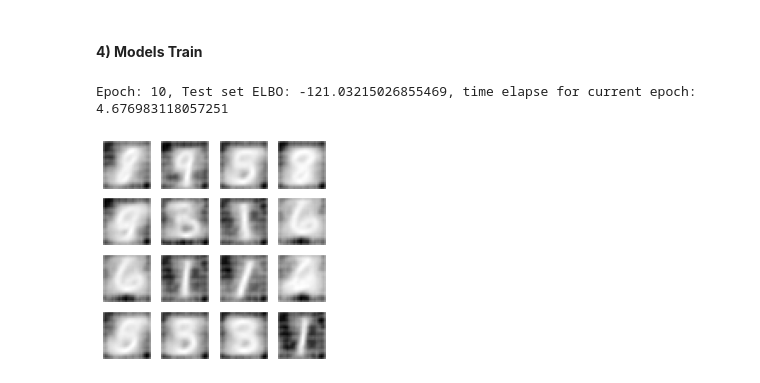
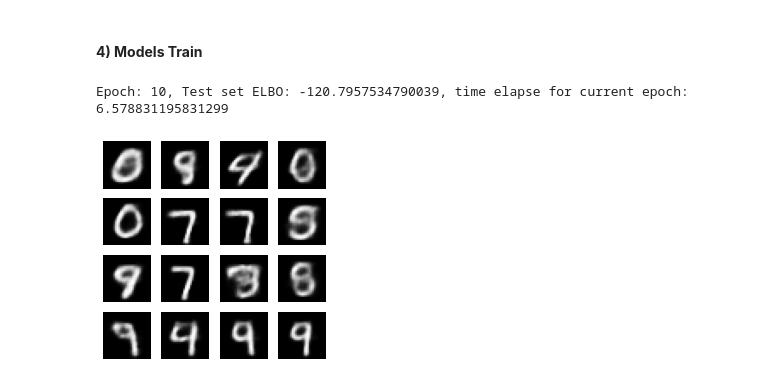
Before and after one commit to Photrek/Coupled-VAE, a Jupyter notebook: vae/vae_v2.1.ipynb, the cells around one changed output. Cells and saved outputs as stored; diff of their text form; code cells hidden in the pictures.

```diff
--- a/vae/vae_v2.1.ipynb
+++ b/vae/vae_v2.1.ipynb
@@ -30,7 +30,7 @@ Drive already mounted at /content/gdrive; to attempt to forcibly remount, call d
 # %% [markdown]
 #### **2) MNIST Data**
 # %%
-(X_train_images, y_train_images), (X_test_images, y_test_images) = tf.keras.datasets.mnist.load_data()
+(train_images, _), (test_images, _) = tf.keras.datasets.mnist.load_data()
 # %%
 def preprocess_images(images, image_size, batch_size, nn_type):
     if nn_type == 'conv':
@@ -50,8 +50,8 @@ X_train_images.shape, X_test_images.shape
 ((60000, 28, 28), (10000, 28, 28))
 # %%
 # Use CNN
-X_train = preprocess_images(X_train_images, train_size, batch_size, 'conv')
-X_test = preprocess_images(X_test_images, test_size, batch_size, 'conv')
+train_dataset = preprocess_images(train_images, train_size, batch_size, 'conv')
+test_dataset = preprocess_images(test_images, test_size, batch_size, 'conv')
 # Use Dense
-# X_train = X_train_images.reshape((train_size, -1)).astype('float32')
-# X_test = X_test_images.reshape((test_size, -1)).astype('float32')
+# train_dataset = preprocess_images(train_images, train_size, batch_size, 'dense')
+# test_dataset = preprocess_images(test_images, test_size, batch_size, 'dense')
@@ -139,8 +138,8 @@ class VAEModel(keras.Model):
         self.dim_x = (28, 28, 1)
         self.dim_z = dim_z
         self.learning_rate = learning_rate
-        self.encoder = Encoder_Z(dim_z=self.dim_z)
-        self.decoder = Decoder_X(dim_z=self.dim_z)
+        self.encoder = Encoder_Z(dim_z)
+        self.decoder = Decoder_X(dim_z)
         self.kl_weight = kl_weight
 
     # def encode_and_decode(self, x_input):
@@ -176,7 +175,7 @@ class VAE:
         self.model = VAEModel(latent_dim)
         # self.model = VAEModel(n_hidden, latent_dim, dropout)
 
-    def train(self, train_dataset, test_dataset, epochs = 100, batch_size = 0, show_display=True):
+    def train(self, train_dataset, test_dataset, epochs=100, batch_size=0, show_display=True):
         # Pick a sample of the test set for generating output images
         num_examples_to_generate = 16
         assert batch_size >= num_examples_to_generate
@@ -197,7 +196,8 @@ class VAE:
             print('Epoch: {}, Test set ELBO: {}, time elapse for current epoch: {}'
                     .format(epoch, elbo, end_time - start_time))
             if show_display:
-                self.generate_and_save_images(epoch, test_sample)
+                # self.generate_and_save_images(epoch, test_sample)
+                self.generate_images(test_sample, epoch)
 
     @tf.function
     def train_step(self, x):
@@ -233,6 +233,24 @@ class VAE:
         neg_log_likelihood = tf.math.reduce_sum(raw_cross_entropy, axis=[1, 2, 3])
         return tf.math.reduce_mean(neg_log_likelihood)
 
+    def generate_images(self, test_images, epoch, sample=False, n_samples=16, latent_dim=2):
+        if sample:
+            z_sample = tf.random.normal(shape=(n_samples, latent_dim))
+            x_recons_logits = self.model.decoder(z_sample)
+        else:
+            x_recons_logits = self.model(test_images)
+        doecder_samples = tf.math.sigmoid(x_recons_logits)
+
+        fig = plt.figure(figsize=(4, 4))
+        for i in range(doecder_samples.shape[0]):
+            plt.subplot(4, 4, i + 1)
+            plt.imshow(doecder_samples[i, :, :, 0], cmap='gray')
+            plt.axis('off')
+
+        # tight_layout minimizes the overlap between 2 sub-plots
+        plt.savefig(f'image_at_epoch_{epoch:04d}.png')
+        plt.show()
+
     '''
     def _compute_loss(self, x):
         mean, logvar = self.model.encode(x)
@@ -249,7 +267,6 @@ class VAE:
         return tf.reduce_sum(
             -.5 * ((sample - mean) ** 2. * tf.exp(-logvar) + logvar + log2pi),
             axis=raxis)
-    '''
 
     def generate_and_save_images(self, epoch, test_sample):
         z_sample, _, _ = self.model.encoder(test_sample)
@@ -267,6 +284,7 @@ class VAE:
         # tight_layout minimizes the overlap between 2 sub-plots
         plt.savefig('image_at_epoch_{:04d}.png'.format(epoch))
         plt.show()
+    '''
 # %% [markdown]
 #### **4) Models Train**
 # %%
@@ -278,7 +296,7 @@ num_examples_to_generate = 16
 # %%
 vae = VAE(latent_dim)
 # %%
-vae.train(X_train, X_test, epochs, batch_size)
+vae.train(train_dataset, test_dataset, epochs, batch_size)
 # %% [output]
-Epoch: 10, Test set ELBO: -121.03215026855469, time elapse for current epoch: 4.676983118057251
+Epoch: 10, Test set ELBO: -120.7957534790039, time elapse for current epoch: 6.578831195831299
-[figure, old version]
+[figure, new version]
```
Also changed, not shown: parts of 4 cells of this notebook, 1 other file.
